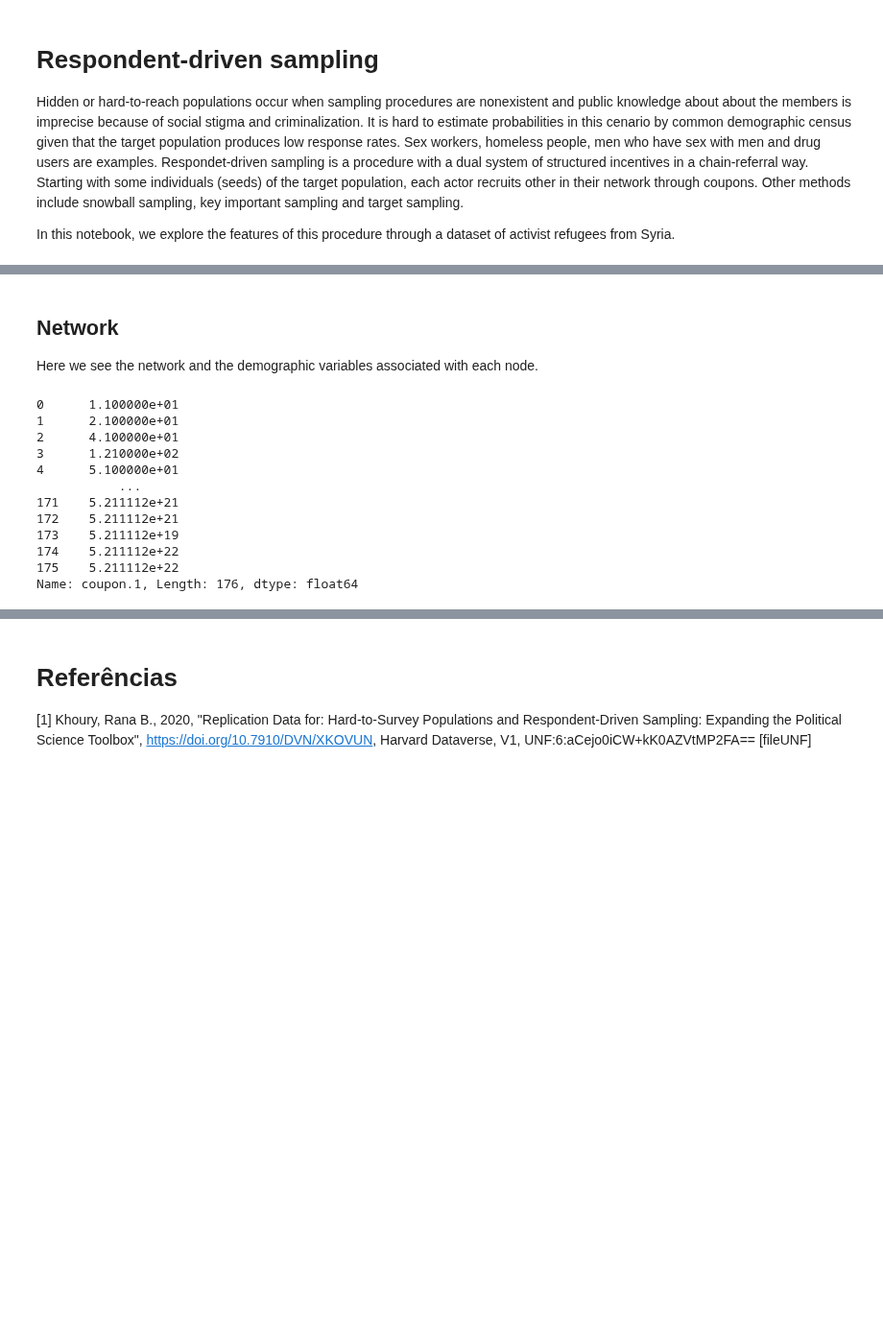
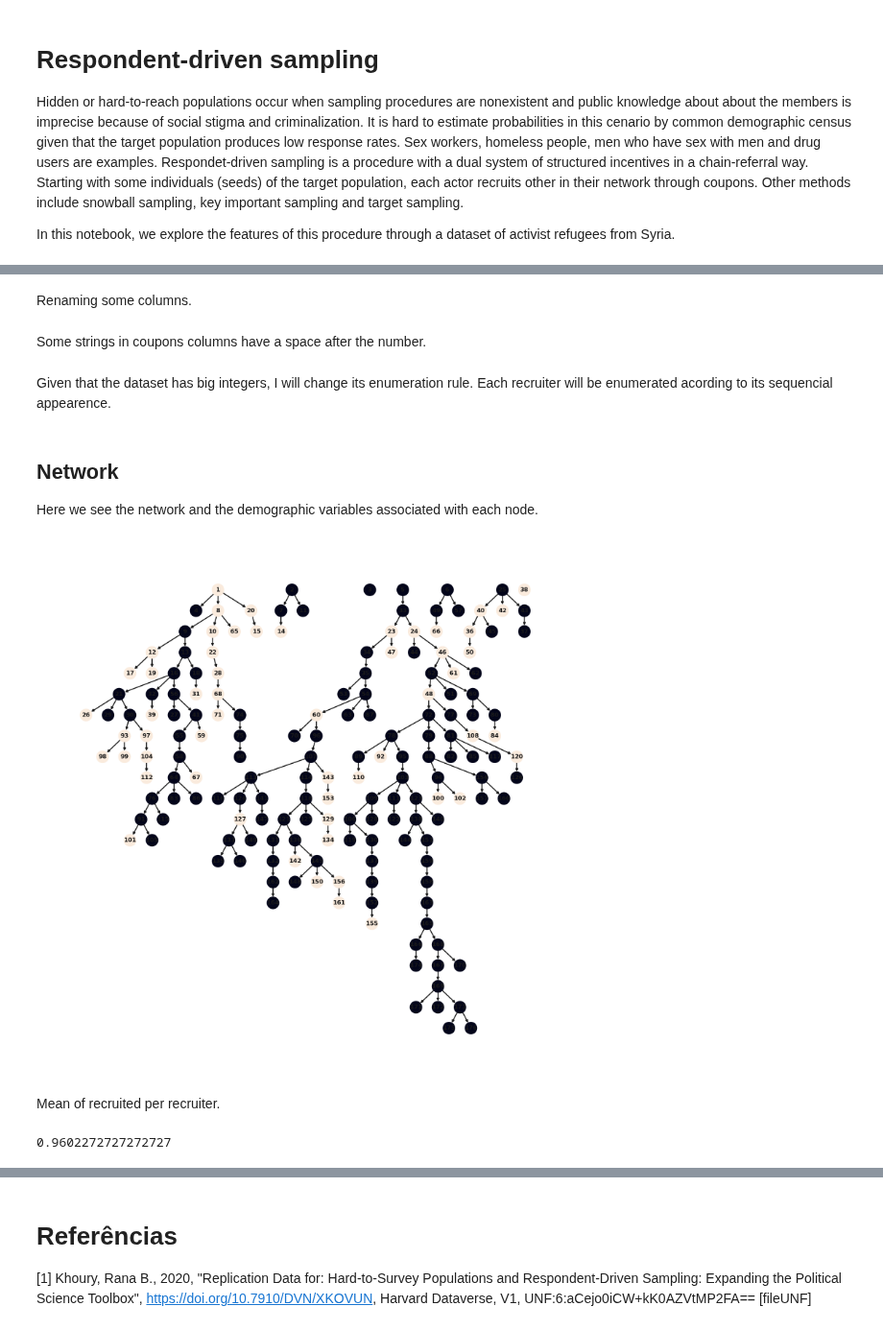
Before and after one commit to lucasmoschen/rds-bayesian-analysis-tcc, a Jupyter notebook: notebooks/introduction-rds.ipynb, the cells around one changed output, grey strips where cells are left out. Shown at 96% size. Cells and saved outputs as stored; diff of their text form; code cells hidden in the pictures; blank space fills up the shorter version.

```diff
--- a/notebooks/introduction-rds.ipynb
+++ b/notebooks/introduction-rds.ipynb
@@ -83,0 +46,2 @@ memory usage: 37.2 KB
+# %% [markdown]
+Renaming some columns.
@@ -83,0 +54,2 @@ memory usage: 37.2 KB
+# %% [markdown]
+Some strings in coupons columns have a space after the number.
@@ -83,0 +61,2 @@ memory usage: 37.2 KB
+# %% [markdown]
+Given that the dataset has big integers, I will change its enumeration rule. Each recruiter will be enumerated acording to its sequencial appearence.
@@ -84,3 +68,9 @@ memory usage: 37.2 KB
+# %%
+data.coupon_1 = data.coupon_1.map(rename_dict)
+data.coupon_2 = data.coupon_2.map(rename_dict)
+data.coupon_3 = data.coupon_3.map(rename_dict)
+data.recruit_id = data.recruit_id.map(wave_dict)
+data.rename(columns = {"recruit_id": "wave"}, inplace = True)
 # %% [markdown]
 ## Network
 
@@ -90,15 +78,41 @@ nodes = data["coupon.1"]
-# %%
-nodes
-# %% [output]
-0      1.100000e+01
-1      2.100000e+01
-2      4.100000e+01
-3      1.210000e+02
-4      5.100000e+01
-           ...
-171    5.211112e+21
-172    5.211112e+21
-173    5.211112e+19
-174    5.211112e+22
-175    5.211112e+22
-Name: coupon.1, Length: 176, dtype: float64
+# %%
+nodes = [(s[1][0], {"wave": s[1][1],
+                    "degree": s[1][5],
+                    "sex": s[1][6],
+                    "age": s[1][7],
+                    "education": s[1][8]}) for s in data.iterrows()]
+
+edges = [(s[1][0], s[1][2]) for s in data.iterrows() if pd.notna(s[1][2])]
+edges.extend([(s[1][0], s[1][3]) for s in data.iterrows() if pd.notna(s[1][3])])
+edges.extend([(s[1][0], s[1][4]) for s in data.iterrows() if pd.notna(s[1][4])])
+# %%
+G = nx.DiGraph()
+G.add_nodes_from(nodes)
+G.add_edges_from(edges)
+# %%
+g = 'sex'
+groups = set(nx.get_node_attributes(G,g).values())
+mapping = dict(zip(sorted(groups),range(len(groups))))
+nodes = G.nodes()
+colors = [mapping[G.nodes[n][g]] for n in nodes]
+# %%
+options = {
+    'node_color': colors,
+    'node_size': 600,
+    'width': 2,
+    'with_labels': True,
+    'font_weight': 'bold'
+}
+
+plt.figure(figsize = (15,15))
+pos = graphviz_layout(G, prog="dot")
+nx.draw(G, pos, **options)
+plt.show()
+# %% [output]
+[figure, added]
+# %% [markdown]
+Mean of recruited per recruiter.
+# %%
+sum(dict(G.out_degree()).values())/len(dict(G.out_degree()).values())
+# %% [output]
+0.9602272727272727
```
Also changed, not shown: parts of 11 cells of this notebook.
